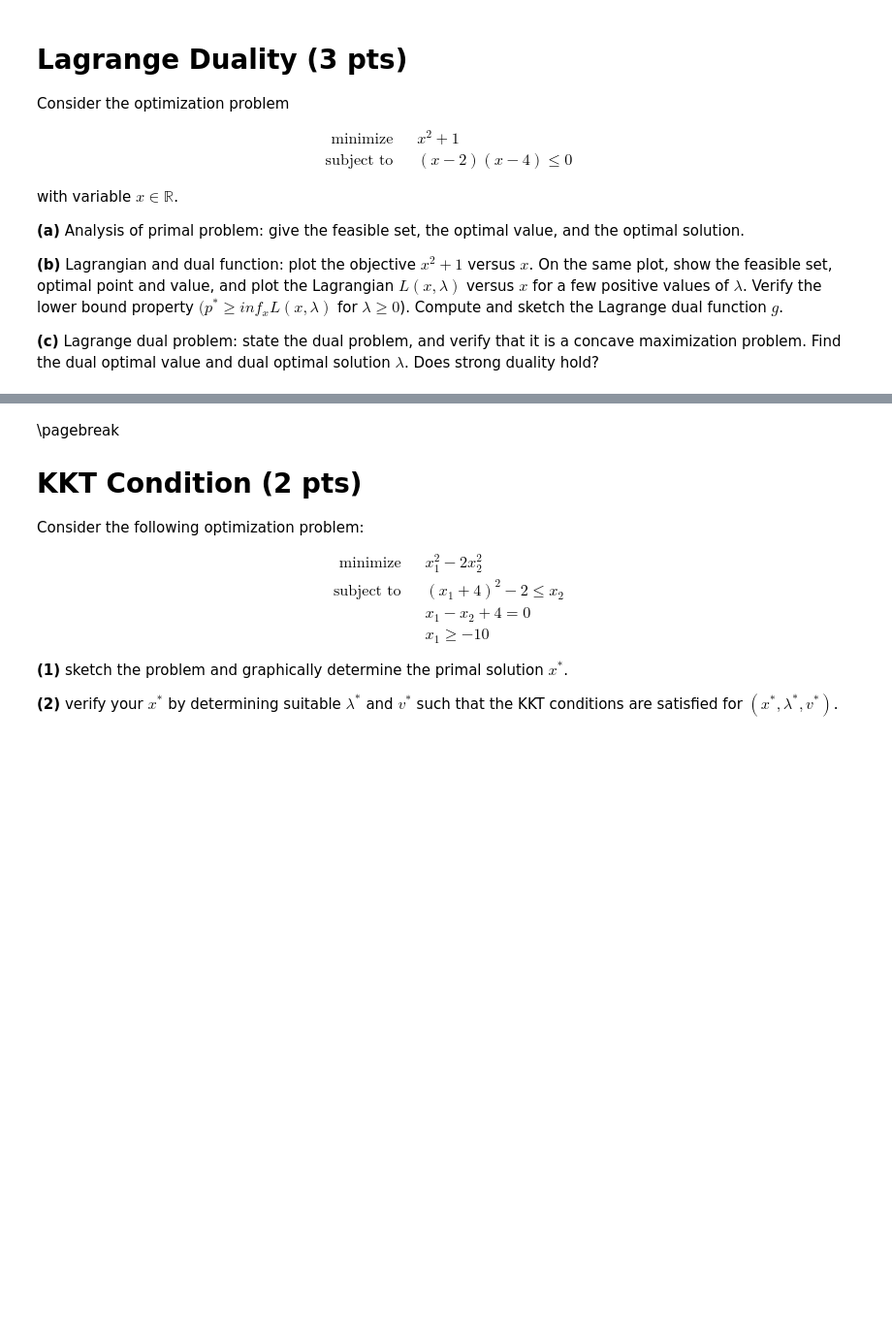
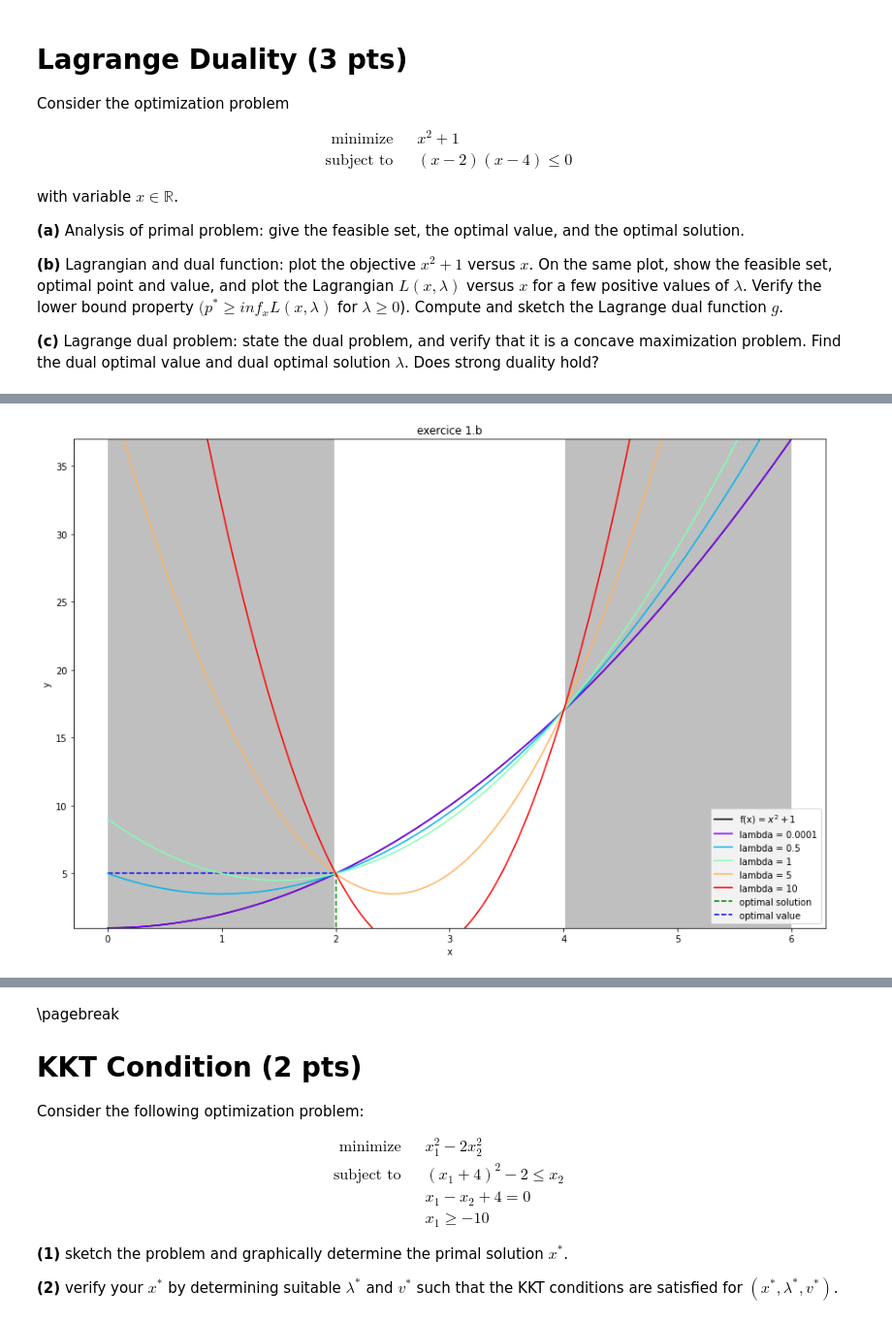
Before and after one commit to schallerala/mcs-applied-optimization, a Jupyter notebook: aopt-exercise4/part1-lagrange-duality-kkt-condition/part1/part1.ipynb, the cells around one changed output, grey strips where cells are left out. Shown: that part at 97% size. Drawn from its saved outputs; the diff is of its cells as text; code cells hidden in the pictures; blank space fills up the shorter version.

```diff
--- a/aopt-exercise4/part1-lagrange-duality-kkt-condition/part1/part1.ipynb
+++ b/aopt-exercise4/part1-lagrange-duality-kkt-condition/part1/part1.ipynb
@@ -4,16 +4,3 @@ Exercise 4 - Duality
 > Swiss Joint Master of Science in Computer Science - Applied Optimization
 
 > Vincent Carrel, Jonas Fontana, Alain Schaller
-# %%
-%matplotlib inline
-%load_ext autoreload
-%autoreload 2
-
-import matplotlib.pyplot as plt
-import numpy as np
-from sympy import solve
-from sympy.abc import x, y
-
-from helpers import center_axis, center_right_axis
-
-plt.rcParams["figure.figsize"] = (8,8)
@@ -108,0 +59,38 @@ center_axis(ax)
+# %%
+f = lambda x: x**2 + 1
+lagrangian = lambda x,l: x**2 + 1 + l*(x**2 - 6*x + 8)
+
+plt.figure(figsize=(15, 10))
+
+x = np.linspace(0, 6, 200)
+y = f(x)
+
+#Plot function to minimize
+plt.plot(x, y, color='black',label="f(x) = $x^2 + 1$")
+
+#Add constraints
+plt.fill_between(x, y.min(), y.max(), where=x > 4,
+                facecolor='grey', alpha=0.5)
+plt.fill_between(x, y.min(), y.max(), where=x < 2,
+                facecolor='grey', alpha=0.5)
+
+#Add solution and value
+plt.vlines(2, 0, f(2), linestyle="dashed",label="optimal solution",colors="green")
+plt.hlines(f(2), 0, 2, linestyle="dashed",label="optimal value",colors="blue")
+
+#Add different lagrangian
+lambda_value = [0.0001, 0.5,1,5,10]
+color = plt.cm.rainbow(np.linspace(0, 1, len(lambda_value)))
+
+for l,c in zip(lambda_value,color):
+    plt.plot(x,lagrangian(x,l),color=c,label=f"lambda = {l}")
+
+plt.ylim(y.min(),y.max())
+plt.xlabel("x")
+plt.ylabel("y")
+plt.title("exercice 1.b")
+plt.legend()
+
+plt.show()
+# %% [output]
+[figure, added]
```
Also changed, not shown: parts of 19 cells of this notebook.
